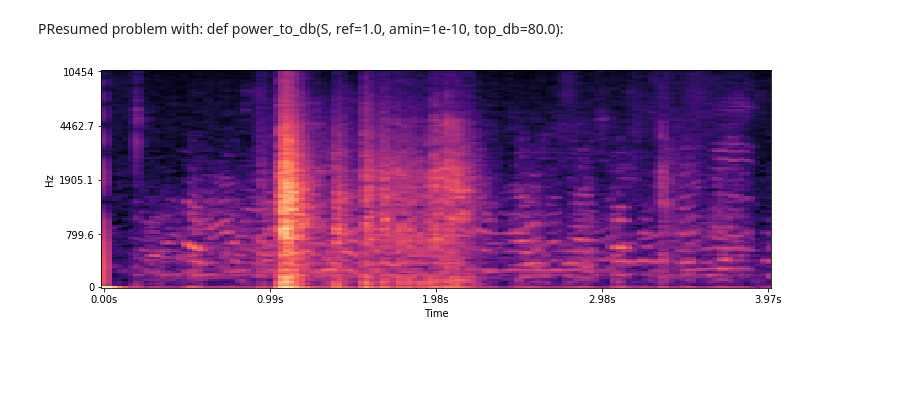
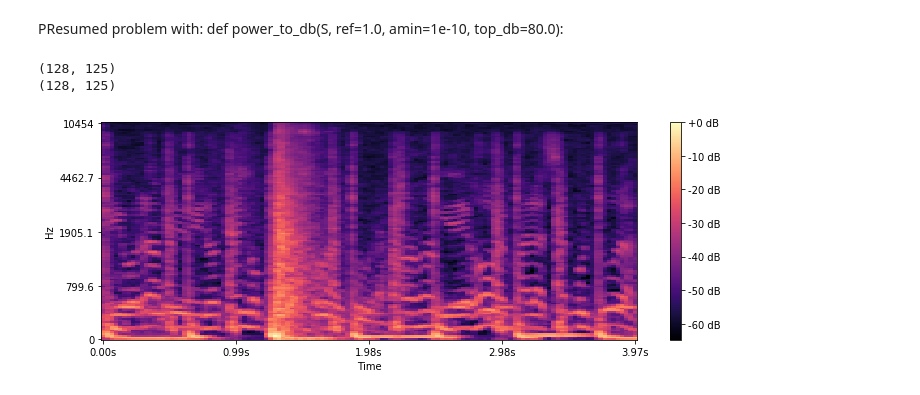
Before and after one commit to romulomanzano/soundflux, a Jupyter notebook: Feature Extraction Notebooks/Merging signals Experiment.ipynb, the cells around one changed output. Cells and saved outputs as stored; diff of their text form; code cells hidden in the pictures; blank space fills up the shorter version.

```diff
--- a/Feature Extraction Notebooks/Merging signals Experiment.ipynb
+++ b/Feature Extraction Notebooks/Merging signals Experiment.ipynb
@@ -93,5 +82,5 @@ c.T.shape
 # %%
-c_filename = "/home/romulo/Downloads/combined_449487__4177569399__group-talking.wav"
+c_filename = "/home/romulo/Downloads/combined_438197__shakespit__.wav"
 wavfile.write(c_filename, fall_sample_rate, c.T)
 # %% [markdown]
 # Combined Spectrogram!
@@ -101,16 +90,45 @@ wavfile.write(c_filename, fall_sample_rate, c.T)
 PResumed problem with: def power_to_db(S, ref=1.0, amin=1e-10, top_db=80.0):
 # %%
 combined_sound, fall_sample_rate = soundfile.read(c_filename)
+# %%
+import numpy as np
+import librosa
+
+def h_extract_spectrogram(samples,sample_rate,n_mels=128,n_fft=2048):
+    feature_set = []
+    if samples.shape[1:]:
+        channels = samples.shape[1:][0]
+    else:
+        channels = 1
+        samples = np.expand_dims(samples, axis=1)
+    for i in range(channels):
+        sample_channel_x = samples[:,i]
+        mel_spectrogram = librosa.feature.melspectrogram(y=sample_channel_x,
+                                                     sr=sample_rate,
+                                                     n_fft=n_fft,
+                                                     n_mels = n_mels
+                                                        )
+        print(mel_spectrogram.shape)
+        decibel_spec = librosa.logamplitude(mel_spectrogram,ref_power=np.max)
+        print(decibel_spec.shape)
+        feature_set.append(decibel_spec)
+        #feature_set.append(mel_spectrogram)
+    feature_set = np.array(feature_set)
+    feature_set = np.mean(feature_set,axis=0)
+    return feature_set
 # %%
-log_s = extract_spectrogram(combined_sound,fall_sample_rate)
+log_s = h_extract_spectrogram(combined_sound,fall_sample_rate)
 #new plot
 fig = plt.figure(figsize=(12,4))
 ax = plt.Axes(fig, [0., 0., 1., 1.])
 #ax.set_axis_off()
 #fig.add_axes(ax)
 #getting spectrogram
 specdisplay.specshow(log_s, sr=fall_sample_rate, x_axis='time', y_axis='mel')
+plt.colorbar(format='%+2.0f dB')
 plt.show()
 # %% [output]
+(128, 125)
+(128, 125)
-[figure, old version]
+[figure, new version]
 # %%
```
Also changed, not shown: parts of 18 cells of this notebook, 10 other files.
